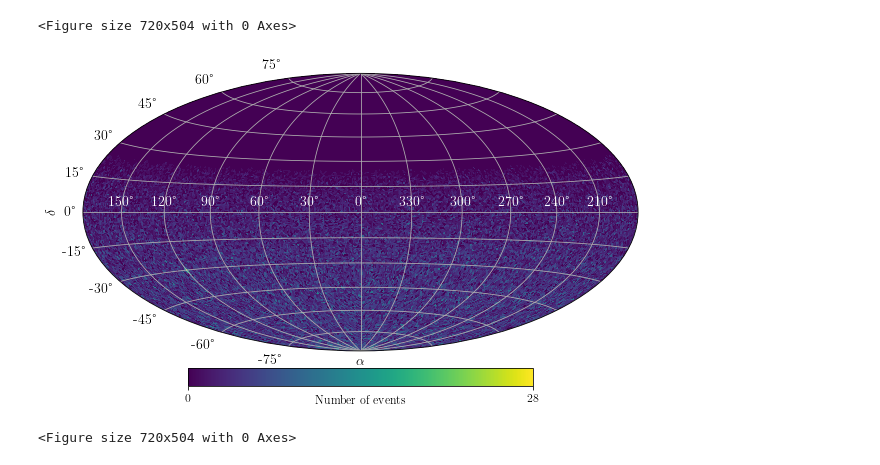
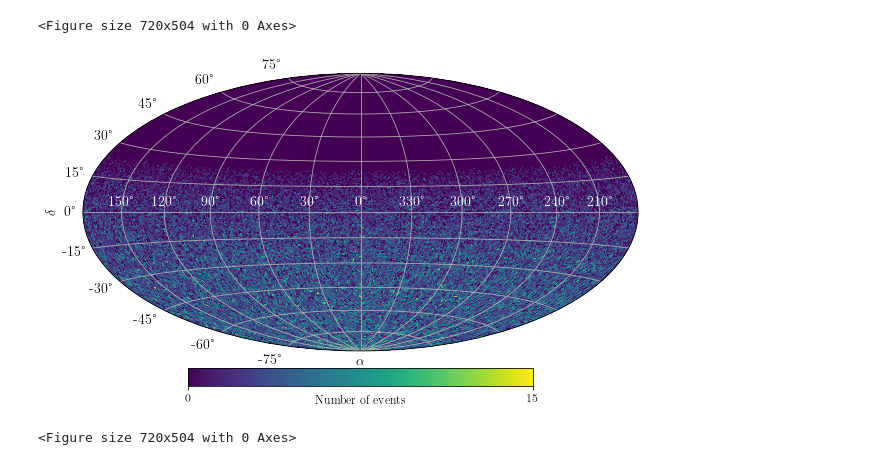
Before and after one commit to miguelajsmartins/Repeater_Analysis, a Jupyter notebook: SkyMaps/SkyMaps_UniformDist_and_Repeaters.ipynb, the cells around one changed output. Drawn from its saved outputs; the diff is of its cells as text; code cells hidden in the pictures.

```diff
--- a/SkyMaps/SkyMaps_UniformDist_and_Repeaters.ipynb
+++ b/SkyMaps/SkyMaps_UniformDist_and_Repeaters.ipynb
@@ -67,7 +67,7 @@ def ToEquatorialCoordinates(phi, theta):
 
 #save dataframe with event info from csv file
 path = '../DataSets/MockData_Repeaters/'
-filename = 'TimeOrdered_Events_ExponentialRepeater_Date_2015-01-01T00:00:00_Period_86164_TotalEvents_100000_AcceptedRepEvents_100.parquet'
+filename = 'TimeOrdered_Events_ExponentialRepeater_RandomEquatorialCoorinates_Period_3600_TotalEvents_100000_AcceptedRepEvents_100_MaxRepIntensity_5.parquet'
 
 uniform_dist_data = pd.read_parquet(path + filename, engine='fastparquet')
 
@@ -94,35 +94,35 @@ for evt in hp_ud_events:
     events.append(1)
 
 #count map for each event: vector with size npix and filled with 0s
 instant_cr_sky = np.zeros(hp.nside2npix(NSIDE))
 
 #subsitutes zeros in the pixel indices for their bin content, given the data
 np.add.at(instant_cr_sky, cr_sky_indexes, events)
 
 #create figure
 fig = plt.figure(figsize=(10,7)) #create figure
 
 #plot sky map
 projview(
     instant_cr_sky,
     graticule=True,
     graticule_labels=True,
     #title=r"Instantaneous exposure for " + str(theta_min) + r"$^\circ < \theta < $ " + str(theta_max) + r"$^\circ$ on " + str(t.fits),
     unit="Number of events",
     xlabel=r"$\alpha$",
     ylabel=r"$\delta$",
     cb_orientation="horizontal",
     projection_type="hammer",
     fontsize={'title':16, 'xlabel':14, 'ylabel':14, 'xtick_label':14, 'ytick_label':14},
     longitude_grid_spacing = 30,
     latitude_grid_spacing = 15,
     xtick_label_color='white'
 )
 
-plt.savefig('skymap_fixed_pos_repeater.pdf',dpi=500)
+plt.savefig('skymap_random_pos_repeater.pdf',dpi=500)
 # %% [output]
 <Figure size 720x504 with 0 Axes>
-[figure, old version]
+[figure, new version]
 # %%
 smoothing_radius = np.radians(5)
 
```
Also changed, not shown: parts of 2 cells of this notebook, 11 other files.
